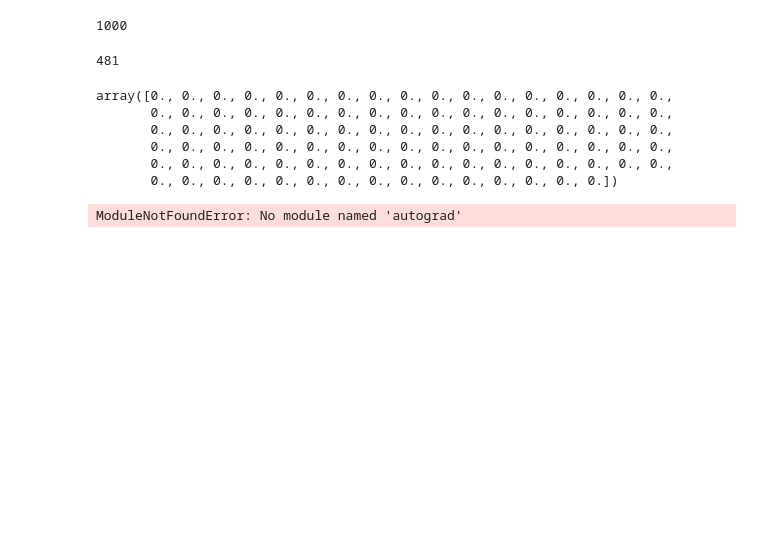
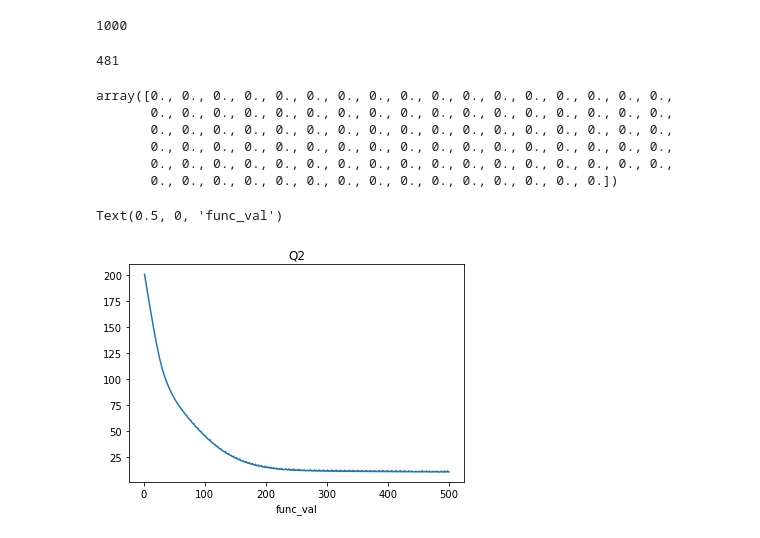
Before and after one commit to givenone/deepintro, a Jupyter notebook: hw2/hw2.ipynb, the cells around one changed output. Drawn from its saved outputs; the diff is of its cells as text; code cells hidden in the pictures; blank space fills up the shorter version.

```diff
--- a/hw2/hw2.ipynb
+++ b/hw2/hw2.ipynb
@@ -98,13 +99,62 @@ array([0., 0., 0., 0., 0., 0., 0., 0., 0., 0., 0., 0., 0., 0., 0., 0., 0.,
        0., 0., 0., 0., 0., 0., 0., 0., 0., 0., 0., 0., 0., 0., 0., 0., 0.,
        0., 0., 0., 0., 0., 0., 0., 0., 0., 0., 0., 0., 0., 0., 0., 0., 0.,
        0., 0., 0., 0., 0., 0., 0., 0., 0., 0., 0., 0., 0., 0., 0.])
-# %%
-import autograd.numpy as np
-from autograd import grad
-np.random.seed(1337)
-
-n = 5
-A = np.random.normal(0, 1, (n, n))
-S = A.dot(A.T)
-# %% [output]
-ModuleNotFoundError: No module named 'autograd'
+# %%
+import autograd.numpy as np
+from autograd import grad
+import matplotlib.pyplot as plt
+np.random.seed(1337)
+
+n = 5
+A = np.random.normal(0, 1, (n, n))
+S = A.dot(A.T)
+
+A0 = np.random.normal(0, 1, (n,n))
+X0 = A0.dot(A0.T)
+
+num_step = 500
+step_size = 0.01
+alpha = 0.1
+
+def obj_func(X) :
+    ip = np.trace(S.T.dot(X)) # inner product -> sum of traces
+    det = np.log(np.linalg.det(X)) # determinant
+    norm = alpha * np.sum(np.absolute(X)) # 1-norm of the matrix
+    return ip - det + norm
+
+# projection onto PSD cone
+# by 1. eigenvalue decomposition of matrix X (as X is PSD)
+# assume (lambda)n < 0
+# X=∑max{λi,0}vivTi
+# https://math.stackexchange.com/questions/2776803/matrix-projection-onto-positive-semi-definite-cone-with-respect-to-the-spectral
+def projection(X) :
+
+    e_val, e_vec = np.linalg.eig(X)
+    index = e_val.argsort()
+    e_vec = e_vec[:,index] # column vector
+    e_val = e_val[index]
+
+    for i in range(n) :
+        e_val[i] = max(0.0, e_val[i]) #X=∑ni=1max{λi,0}vivTi
+    return e_vec.dot(np.diag(e_val)).dot(e_vec.T)
+
+# create a function to compute the gradient
+grad_fun = grad(obj_func)
+
+iteration = []
+f_val = []
+X = X0
+for i in range(num_step) :
+    f = obj_func(X)
+    X -= grad_fun(X) * step_size
+    X = projection(X)
+    iteration.append(i+1)
+    f_val.append(f)
+
+plt.title("Q2")
+plt.plot(iteration, f_val)
+plt.xlabel("Iteration")
+plt.xlabel("func_val")
+# %% [output]
+Text(0.5, 0, 'func_val')
+[figure, added]
```
Also changed, not shown: parts of 2 cells of this notebook, 5 other files.
